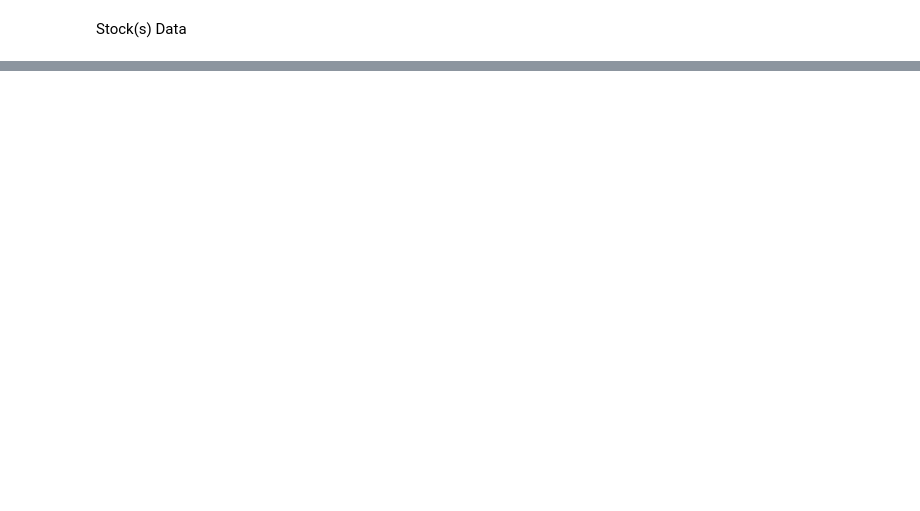
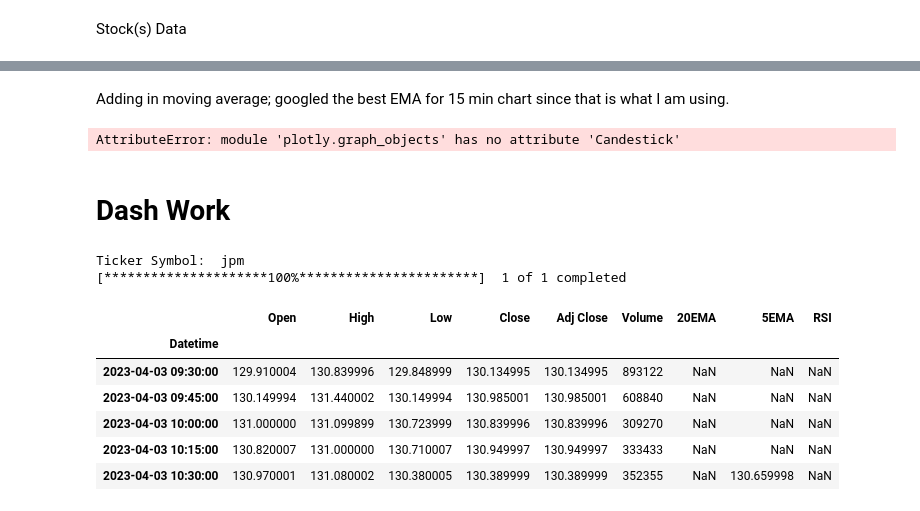
Before and after one commit to mauricefreese/Investment, a Jupyter notebook: dash.ipynb, the cells around one changed output, grey strips where cells are left out. Saved outputs shown, nothing was run; the diff lists cells and outputs as text; code cells hidden in the pictures; blank space fills up the shorter version.

```diff
--- a/dash.ipynb
+++ b/dash.ipynb
@@ -78,0 +88,2 @@ sp.tail()
+# %% [markdown]
+Adding in moving average; googled the best EMA for 15 min chart since that is what I am using.
@@ -78,0 +99,42 @@ sp.tail()
+# %%
+print_data_chart()
+# %% [output]
+AttributeError: module 'plotly.graph_objects' has no attribute 'Candestick'
+# %% [markdown]
+# Dash Work
+# %%
+#stock=input("Enter a stock ticker symbol: ")
+stock = input('Ticker Symbol: ').upper()
+# 1m, 2m, 5m, 15m, 30m, 60m, 90m, 1h, 1d, 5d, 1wk, 1mo, 3mo
+# Retrieve stock data frame (df) from yfinance API at an interval of 1m
+#  yf.download(tickers=stock,period='y',interval='5m')
+df = yf.download(stock,start='2023-04-05',end='2023-05-02',interval='5m')
+df = pd.DataFrame(df)
+df = df.to_csv('portfolio.csv')
+df = pd.read_csv('portfolio.csv')
+# %% [output]
+Ticker Symbol:  jpm
+[*********************100%***********************]  1 of 1 completed
+# %%
+data = pd.read_csv('portfolio.csv',index_col=0,parse_dates=True)
+data.index.name='Datetime'
+# %%
+data['20EMA']=ta.EMA(data['Close'],20)
+data['5EMA']=ta.EMA(data['Close'],5)
+ema_lines = data[['5EMA','20EMA']]
+# %%
+# RSI
+# RSI
+data['RSI'] = ta.RSI(data['Close'],14)
+RSI_col = data['RSI']
+RSI = fplt.make_addplot(RSI_col)
+# %%
+data.head()
+# %% [output]
+|  | Open | High | Low | Close | Adj Close | Volume | 20EMA | 5EMA | RSI |
+| Datetime |  |  |  |  |  |  |  |  |  |
+| 2023-04-03 09:30:00 | 129.910004 | 130.839996 | 129.848999 | 130.134995 | 130.134995 | 893122 | NaN | NaN | NaN |
+| 2023-04-03 09:45:00 | 130.149994 | 131.440002 | 130.149994 | 130.985001 | 130.985001 | 608840 | NaN | NaN | NaN |
+| 2023-04-03 10:00:00 | 131.000000 | 131.099899 | 130.723999 | 130.839996 | 130.839996 | 309270 | NaN | NaN | NaN |
+| 2023-04-03 10:15:00 | 130.820007 | 131.000000 | 130.710007 | 130.949997 | 130.949997 | 333433 | NaN | NaN | NaN |
+| 2023-04-03 10:30:00 | 130.970001 | 131.080002 | 130.380005 | 130.389999 | 130.389999 | 352355 | NaN | 130.659998 | NaN |
```
Also changed, not shown: parts of 16 cells of this notebook, 2 other files.
